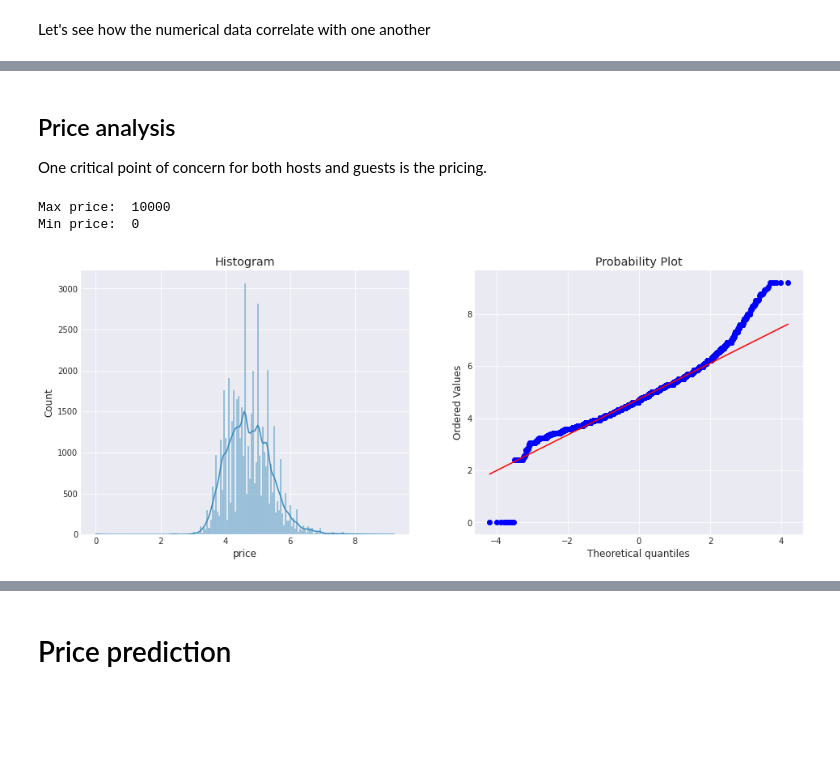
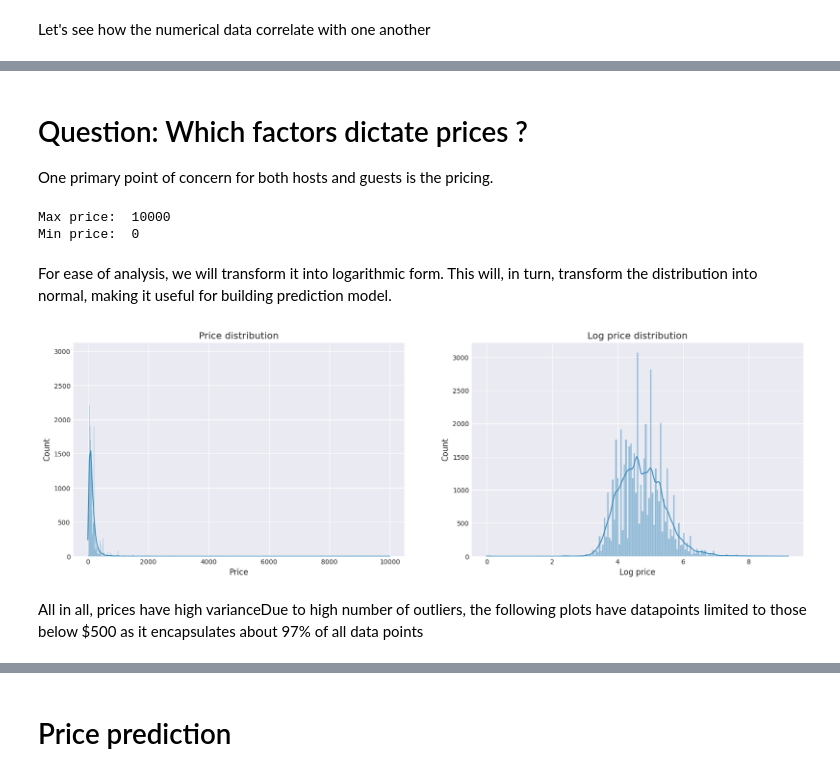
Before and after one commit to vieris123/NYAirbnb, a Jupyter notebook: nyabnb.ipynb, the cells around one changed output, grey strips where cells are left out. Cells and saved outputs as stored; diff of their text form; code cells hidden in the pictures; blank space fills up the shorter version.

```diff
--- a/nyabnb.ipynb
+++ b/nyabnb.ipynb
@@ -37,10 +37,10 @@ import pandas as pd
 import matplotlib.pyplot as plt
 import matplotlib as mpl
 import seaborn as sns
-from scipy import stats
 import warnings
 
 warnings.filterwarnings('ignore')
+plt.style.use('ggplot')
 plt.style.use('seaborn-darkgrid')
 %matplotlib inline
 
@@ -49,7 +49,7 @@ pd.set_option('display.max_rows', None)
 # %% [markdown]
 ### Load dataset
 # %%
-listing_df = pd.read_csv('/kaggle/input/new-york-city-airbnb-open-data/AB_NYC_2019.csv')
+listing_df = pd.read_csv('AB_NYC_2019.csv')
 listing_df.head()
 # %% [output]
 |  | id | name | host_id | host_name | neighbourhood_group | neighbourhood | latitude | longitude | ... |
@@ -210,13 +207,12 @@ plt.show()
 # %% [markdown]
 Let's see how the numerical data correlate with one another
 # %%
-sns.set()
 cols = ['price',
         'minimum_nights',
         'number_of_reviews',
         'reviews_per_month',
         'calculated_host_listings_count',
        'availability_365']
-sns.pairplot(listing_df[cols], size = 2.5)
+sns.pairplot(listing_df[cols], size = 2.5,plot_kws={'color':'#4d6eb2'},diag_kws={'color':'#4d6eb2'})
 plt.show();
 # %% [output]
@@ -331,18 +452,25 @@ plt.show()
 # %% [markdown]
-## Price analysis
-One critical point of concern for both hosts and guests is the pricing.
+# Question: Which factors dictate prices ?
+One primary point of concern for both hosts and guests is the pricing.
 # %%
 print('Max price: ', listing_df['price'].max())
 print('Min price: ', listing_df['price'].min())
 # %% [output]
 Max price:  10000
 Min price:  0
+# %% [markdown]
+For ease of analysis, we will transform it into logarithmic form. This will, in turn, transform the distribution into normal, making it useful for building prediction model.
 # %%
-fig, (ax1, ax2) = plt.subplots(1, 2, figsize=(16, 6))
-sns.histplot(np.log1p(listing_df['price']), kde=True, ax=ax1)
-ax1.set_title('Histogram')
-stats.probplot(np.log1p(listing_df['price']),plot=ax2)
+fig, (ax1, ax2) = plt.subplots(1, 2, figsize=(20, 6), dpi=100)
+sns.histplot(listing_df['price'], kde=True, ax=ax1)
+ax1.set_title('Price distribution')
+ax1.set_xlabel('Price')
+sns.histplot(np.log1p(listing_df['price']), kde=True, ax=ax2)
+ax2.set_title('Log price distribution')
+ax2.set_xlabel('Log price')
 plt.show()
 # %% [output]
-[figure, old version]
+[figure, new version]
+# %% [markdown]
+All in all, prices have high varianceDue to high number of outliers, the following plots have datapoints limited to those below \$500 as it encapsulates about 97\% of all data points
 # %%
```
Also changed, not shown: parts of 69 cells of this notebook, 2 other files.
